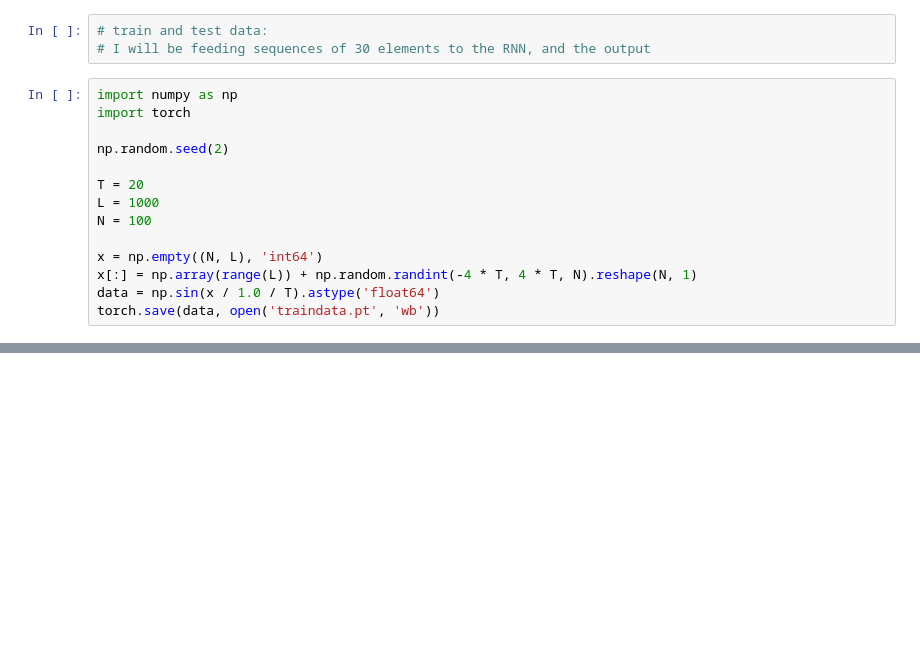
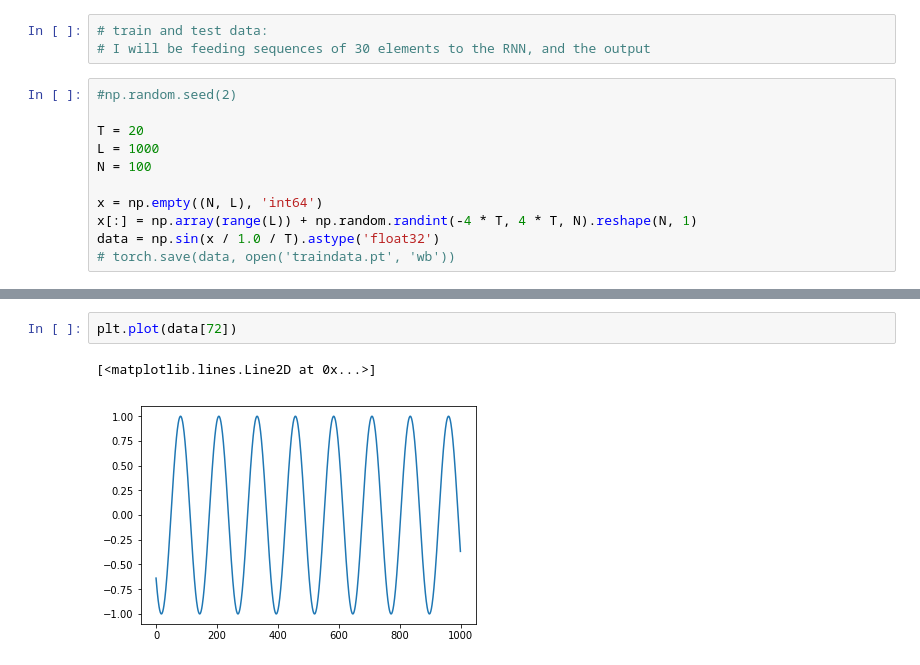
Before and after one commit to leomrocha/minibrain, a Jupyter notebook: predictors/sequence/lstm_tests.ipynb, the cells around one changed output, grey strips where cells are left out. Saved outputs shown, nothing was run; the diff lists cells and outputs as text; blank space fills up the shorter version.

```diff
--- a/predictors/sequence/lstm_tests.ipynb
+++ b/predictors/sequence/lstm_tests.ipynb
@@ -311,10 +327,7 @@ def train(model, X, Y, batch_size=5):
 # train and test data:
 # I will be feeding sequences of 30 elements to the RNN, and the output
 # %%
-import numpy as np
-import torch
-
-np.random.seed(2)
+#np.random.seed(2)
 
 T = 20
 L = 1000
@@ -322,5 +335,5 @@ N = 100
 
 x = np.empty((N, L), 'int64')
 x[:] = np.array(range(L)) + np.random.randint(-4 * T, 4 * T, N).reshape(N, 1)
-data = np.sin(x / 1.0 / T).astype('float64')
-torch.save(data, open('traindata.pt', 'wb'))
+data = np.sin(x / 1.0 / T).astype('float32')
+# torch.save(data, open('traindata.pt', 'wb'))
@@ -463,2 +340,7 @@ or matplotlib.backends is imported for the first time.
+# %%
+plt.plot(data[72])
+# %% [output]
+[<matplotlib.lines.Line2D at 0x...>]
+[figure, added]
 # %%
 in_size = 1
```
Also changed, not shown: parts of 17 cells of this notebook, 3 other files.
